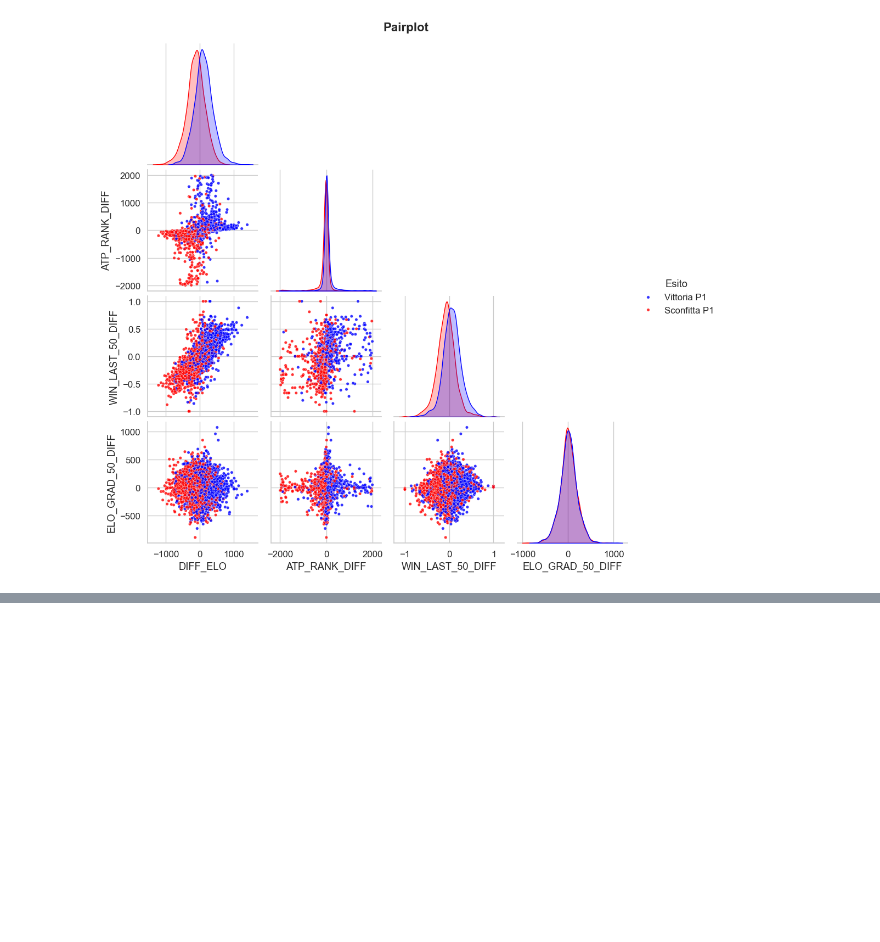
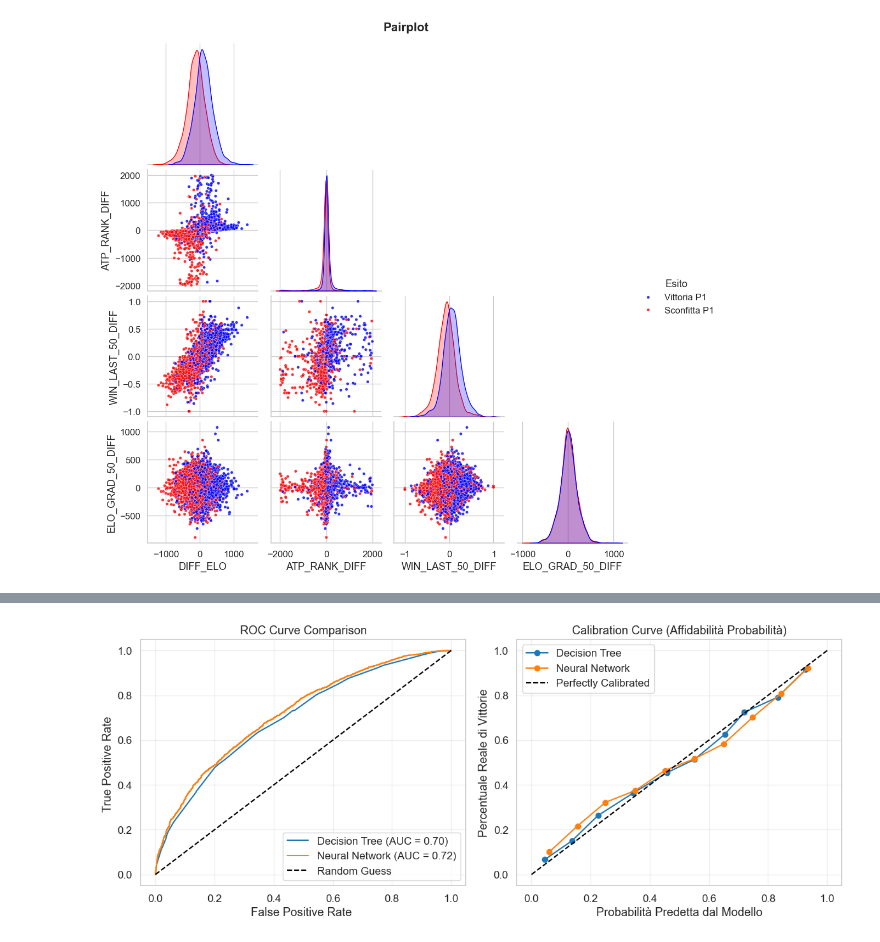
Before and after one commit to ilBiondo06/ML-Tennis-Prediction, a Jupyter notebook: tennis-prediction.ipynb, the cells around one changed output, grey strips where cells are left out. Saved outputs shown, nothing was run; the diff lists cells and outputs as text; code cells hidden in the pictures; blank space fills up the shorter version.

Commit message:
NN + Evaluation (report excluded)

```diff
--- a/tennis-prediction.ipynb
+++ b/tennis-prediction.ipynb
@@ -1181,0 +1267,80 @@ weighted avg       0.64      0.64      0.64      6009
+# %%
+# ==========================================
+# EVALUATION & CREDIBILITY
+# ==========================================
+from sklearn.metrics import classification_report, roc_curve, roc_auc_score, brier_score_loss
+from sklearn.calibration import calibration_curve
+import matplotlib.pyplot as plt
+import numpy as np
+import scipy.stats
+
+print("--- REPORT DI VALUTAZIONE FINALE ---")
+
+# Definiamo una funzione per calcolare l'Intervallo di Confidenza (95%)
+def get_confidence_interval(accuracy, n_samples):
+    # Formula standard per proporzioni (
+    margin = 1.96 * np.sqrt((accuracy * (1 - accuracy)) / n_samples)
+    return margin
+
+models_to_eval = [
+    ('Decision Tree', clf_tree, X_test_opt),
+    ('Neural Network', best_mlp, X_test_scaled),
+
+]
+
+plt.figure(figsize=(12, 5))
+
+# Ciclo su ogni modello
+for name, model, X_val in models_to_eval:
+    print(f"\nVALUTAZIONE: {name.upper()}")
+
+    # 1. Predizioni
+    y_pred = model.predict(X_val)
+    y_prob = model.predict_proba(X_val)[:, 1] # Probabilità di vittoria
+
+    # 2. Metriche Base
+    print(classification_report(y_test_opt, y_pred, target_names=['Sconfitta', 'Vittoria']))
+
+    # 3. ROC AUC
+    auc = roc_auc_score(y_test_opt, y_prob)
+    print(f"ROC AUC Score: {auc:.4f}")
+
+    # 4. Confidence Interval (Dal tuo PDF)
+    acc = accuracy_score(y_test_opt, y_pred)
+    margin = get_confidence_interval(acc, len(y_test_opt))
+    print(f"Accuracy con Intervallo di Confidenza (95%): {acc:.2%} ± {margin:.2%}")
+    print(f"   (Range reale stimato: da {acc-margin:.2%} a {acc+margin:.2%})")
+
+    # 5. Plot ROC Curve
+    fpr, tpr, _ = roc_curve(y_test_opt, y_prob)
+    plt.subplot(1, 2, 1)
+    plt.plot(fpr, tpr, label=f'{name} (AUC = {auc:.2f})')
+
+    # 6. Plot Calibration Curve
+    prob_true, prob_pred = calibration_curve(y_test_opt, y_prob, n_bins=10)
+    plt.subplot(1, 2, 2)
+    plt.plot(prob_pred, prob_true, marker='o', label=name)
+
+# --- FINITURA GRAFICI ---
+
+# Grafico ROC
+plt.subplot(1, 2, 1)
+plt.plot([0, 1], [0, 1], 'k--', label='Random Guess')
+plt.xlabel('False Positive Rate ')
+plt.ylabel('True Positive Rate ')
+plt.title('ROC Curve Comparison')
+plt.legend()
+plt.grid(True, alpha=0.3)
+
+# Grafico Calibrazione
+plt.subplot(1, 2, 2)
+plt.plot([0, 1], [0, 1], 'k--', label='Perfectly Calibrated')
+plt.xlabel('Probabilità Predetta dal Modello')
+plt.ylabel('Percentuale Reale di Vittorie')
+plt.title('Calibration Curve (Affidabilità Probabilità)')
+plt.legend()
+plt.grid(True, alpha=0.3)
+
+plt.tight_layout()
+plt.show()
+# %% [output]
@@ -1181,0 +1364 @@ weighted avg       0.64      0.64      0.64      6009
+[figure, added]
```
Also changed, not shown: parts of 8 cells of this notebook, 1 other file.
